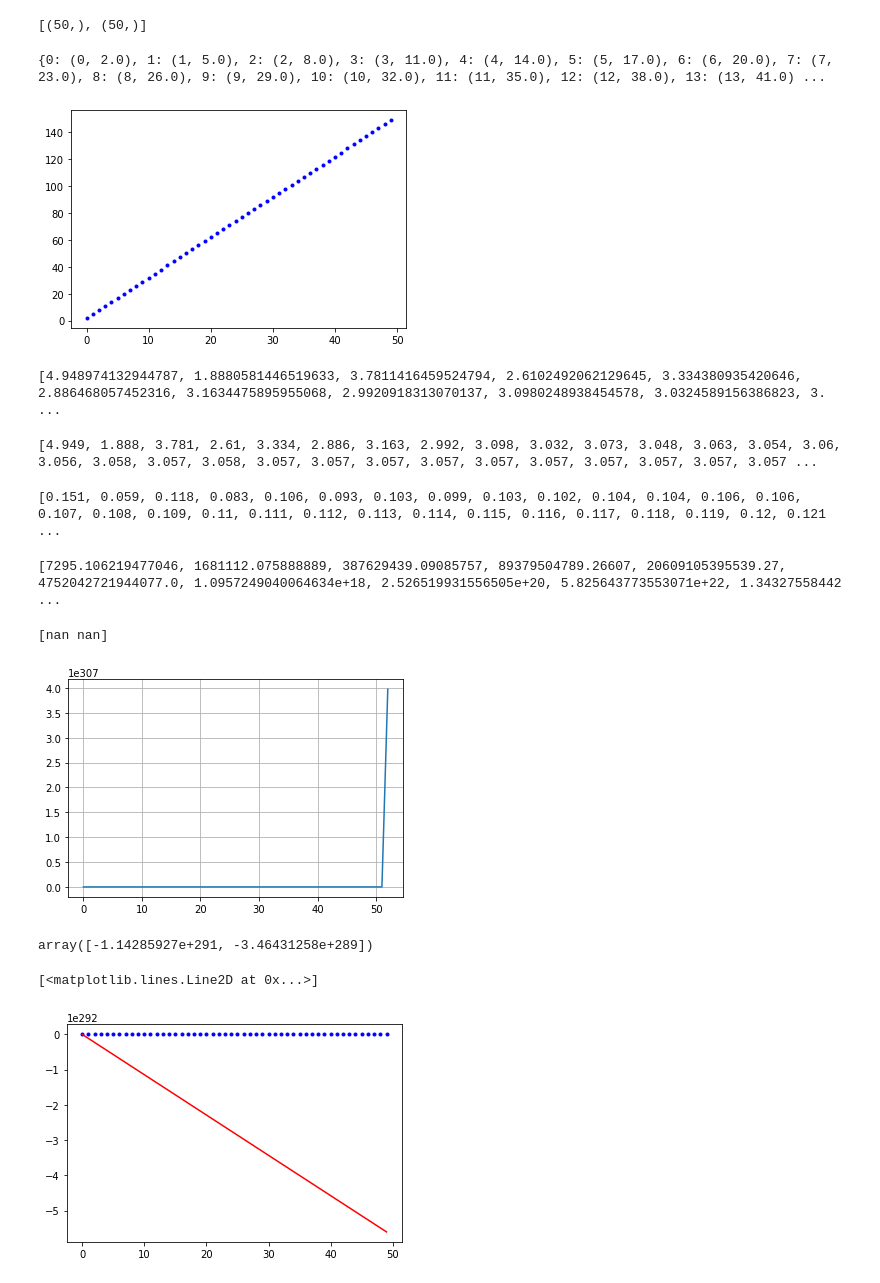
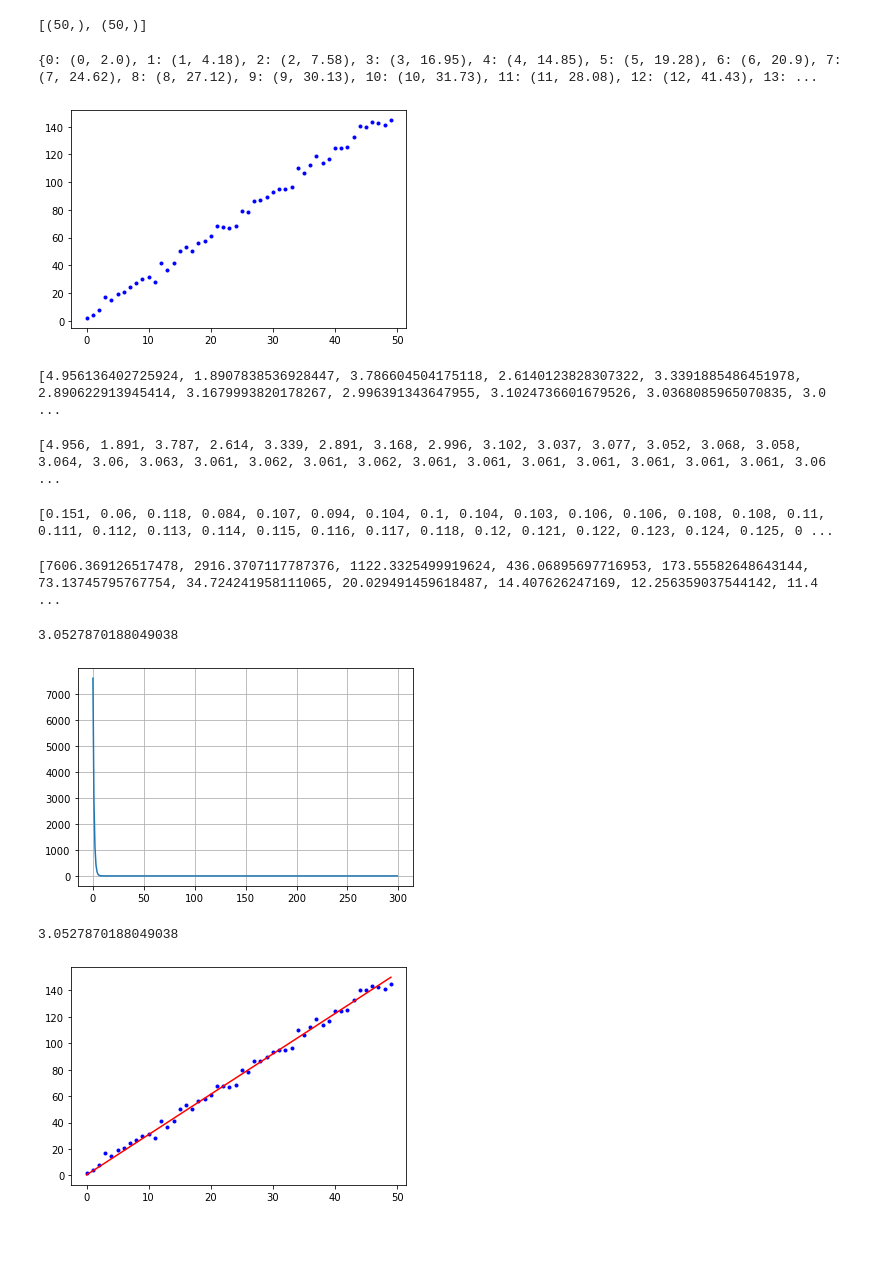
Before and after one commit to rubinkim/public_data, a Jupyter notebook: chapter_07/ch07_linear-regression.ipynb, the cells around one changed output. Drawn from its saved outputs; the diff is of its cells as text; code cells hidden in the pictures; blank space fills up the shorter version.

```diff
--- a/chapter_07/ch07_linear-regression.ipynb
+++ b/chapter_07/ch07_linear-regression.ipynb
@@ -32,7 +32,7 @@ from sklearn.metrics import r2_score, mean_absolute_error, mean_squared_error
 # %%
 np.random.seed(2022)
 x = np.arange(50)
-y = 3 * x + 2 + np.random.randn()
+y = 3 * x + np.random.normal(loc=2, scale=3, size=50)
 
 [k.shape for k in [x, y]]
 # %% [output]
@@ -44,12 +44,12 @@ for i, (j,k) in enumerate(zip(x, y)):
 
 print(xy_pair)
 # %% [output]
-{0: (0, 2.0), 1: (1, 5.0), 2: (2, 8.0), 3: (3, 11.0), 4: (4, 14.0), 5: (5, 17.0), 6: (6, 20.0), 7: (7, 23.0), 8: (8, 26.0), 9: (9, 29.0), 10: (10, 32.0), 11: (11, 35.0), 12: (12, 38.0), 13: (13, 41.0) ...
+{0: (0, 2.0), 1: (1, 4.18), 2: (2, 7.58), 3: (3, 16.95), 4: (4, 14.85), 5: (5, 19.28), 6: (6, 20.9), 7: (7, 24.62), 8: (8, 27.12), 9: (9, 30.13), 10: (10, 31.73), 11: (11, 28.08), 12: (12, 41.43), 13: ...
 # %%
 plt.plot(x, y, 'b.')
 plt.show()
 # %% [output]
-[figure, old version]
+[figure, new version]
 # %%
 # 오차(Error)
 # 추정된 a, b가 주어진 자료 x와 y를 얼마나 잘 설명하고 있는가?
@@ -75,7 +75,7 @@ def grad_fb(a, b):
 beta0, beta1 = 0, 0
 
 lr = 0.001
-maxIter = 100
+maxIter = 300
 fval = []
 beta0_list = []
 beta1_list = []
@@ -90,36 +90,36 @@ for i in range(maxIter, 0, -1):
 # %%
 print(beta0_list)
 # %% [output]
-[4.948974132944787, 1.8880581446519633, 3.7811416459524794, 2.6102492062129645, 3.334380935420646, 2.886468057452316, 3.1634475895955068, 2.9920918313070137, 3.0980248938454578, 3.0324589156386823, 3. ...
+[4.956136402725924, 1.8907838536928447, 3.786604504175118, 2.6140123828307322, 3.3391885486451978, 2.890622913945414, 3.1679993820178267, 2.996391343647955, 3.1024736601679526, 3.0368085965070835, 3.0 ...
 # %%
 print([np.round(x, 3) for x in beta0_list])
 # %% [output]
-[4.949, 1.888, 3.781, 2.61, 3.334, 2.886, 3.163, 2.992, 3.098, 3.032, 3.073, 3.048, 3.063, 3.054, 3.06, 3.056, 3.058, 3.057, 3.058, 3.057, 3.057, 3.057, 3.057, 3.057, 3.057, 3.057, 3.057, 3.057, 3.057 ...
+[4.956, 1.891, 3.787, 2.614, 3.339, 2.891, 3.168, 2.996, 3.102, 3.037, 3.077, 3.052, 3.068, 3.058, 3.064, 3.06, 3.063, 3.061, 3.062, 3.061, 3.062, 3.061, 3.061, 3.061, 3.061, 3.061, 3.061, 3.061, 3.06 ...
 # %%
 print([np.round(x, 3) for x in beta1_list])
 # %% [output]
-[0.151, 0.059, 0.118, 0.083, 0.106, 0.093, 0.103, 0.099, 0.103, 0.102, 0.104, 0.104, 0.106, 0.106, 0.107, 0.108, 0.109, 0.11, 0.111, 0.112, 0.113, 0.114, 0.115, 0.116, 0.117, 0.118, 0.119, 0.12, 0.121 ...
+[0.151, 0.06, 0.118, 0.084, 0.107, 0.094, 0.104, 0.1, 0.104, 0.103, 0.106, 0.106, 0.108, 0.108, 0.11, 0.111, 0.112, 0.113, 0.114, 0.115, 0.116, 0.117, 0.118, 0.12, 0.121, 0.122, 0.123, 0.124, 0.125, 0 ...
 # %%
 print(fval)
 # %% [output]
-[7295.106219477046, 1681112.075888889, 387629439.09085757, 89379504789.26607, 20609105395539.27, 4752042721944077.0, 1.0957249040064634e+18, 2.526519931556505e+20, 5.825643773553071e+22, 1.34327558442 ...
+[7606.369126517478, 2916.3707117787376, 1122.3325499919624, 436.06895697716953, 173.55582648643144, 73.13745795767754, 34.724241958111065, 20.029491459618487, 14.407626247169, 12.256359037544142, 11.4 ...
 # %%
 print(beta0)
 # %% [output]
-[nan nan]
+3.0527870188049038
 # %%
 plt.plot(fval)
 plt.grid()
 plt.show()
 # %% [output]
-[figure, old version]
+[figure, new version]
 # %%
 beta0
 # %% [output]
-array([-1.14285927e+291, -3.46431258e+289])
+3.0527870188049038
 # %%
 plt.plot(x, y, 'b.')
-plt.plot(x, beta0[0]*x + beta0[1], 'r-')
+plt.plot(x, beta0*x + beta1, 'r-')
+plt.show()
 # %% [output]
-[<matplotlib.lines.Line2D at 0x...>]
-[figure, old version]
+[figure, new version]
```
